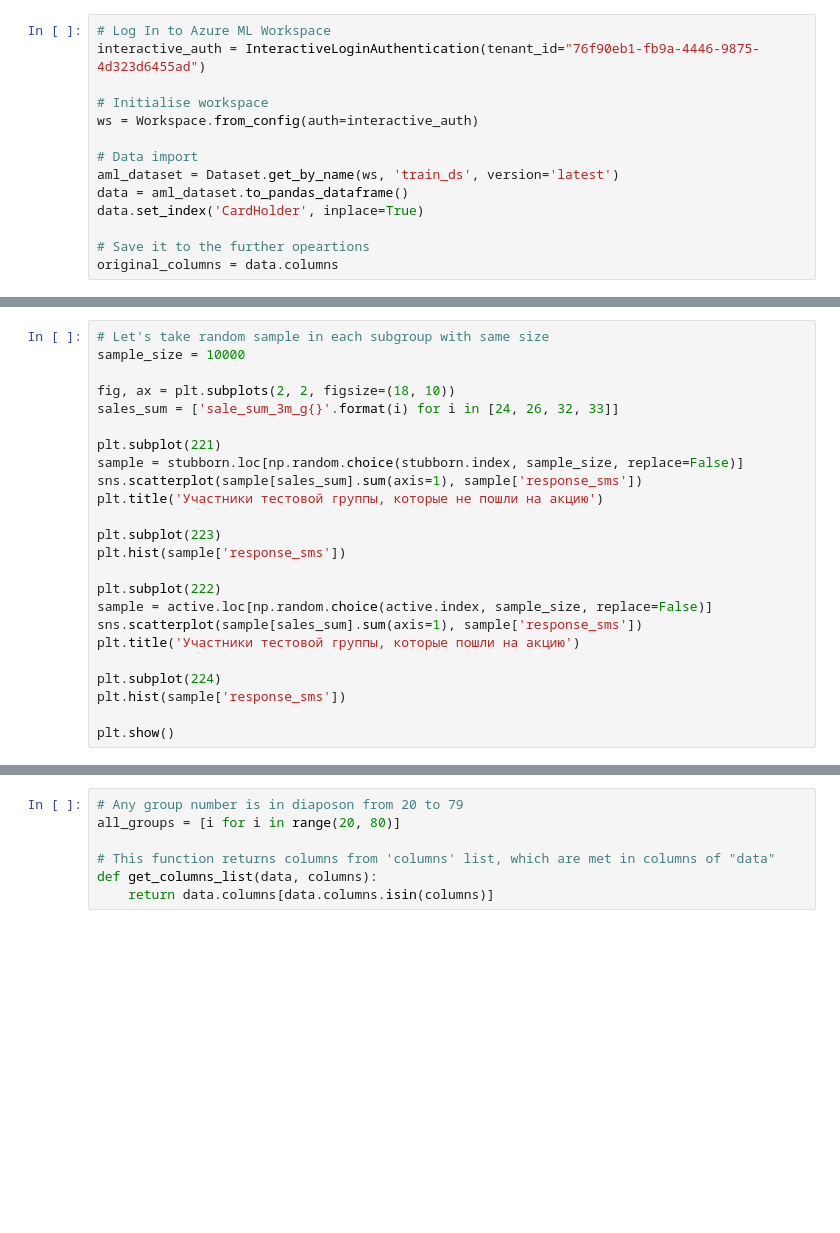
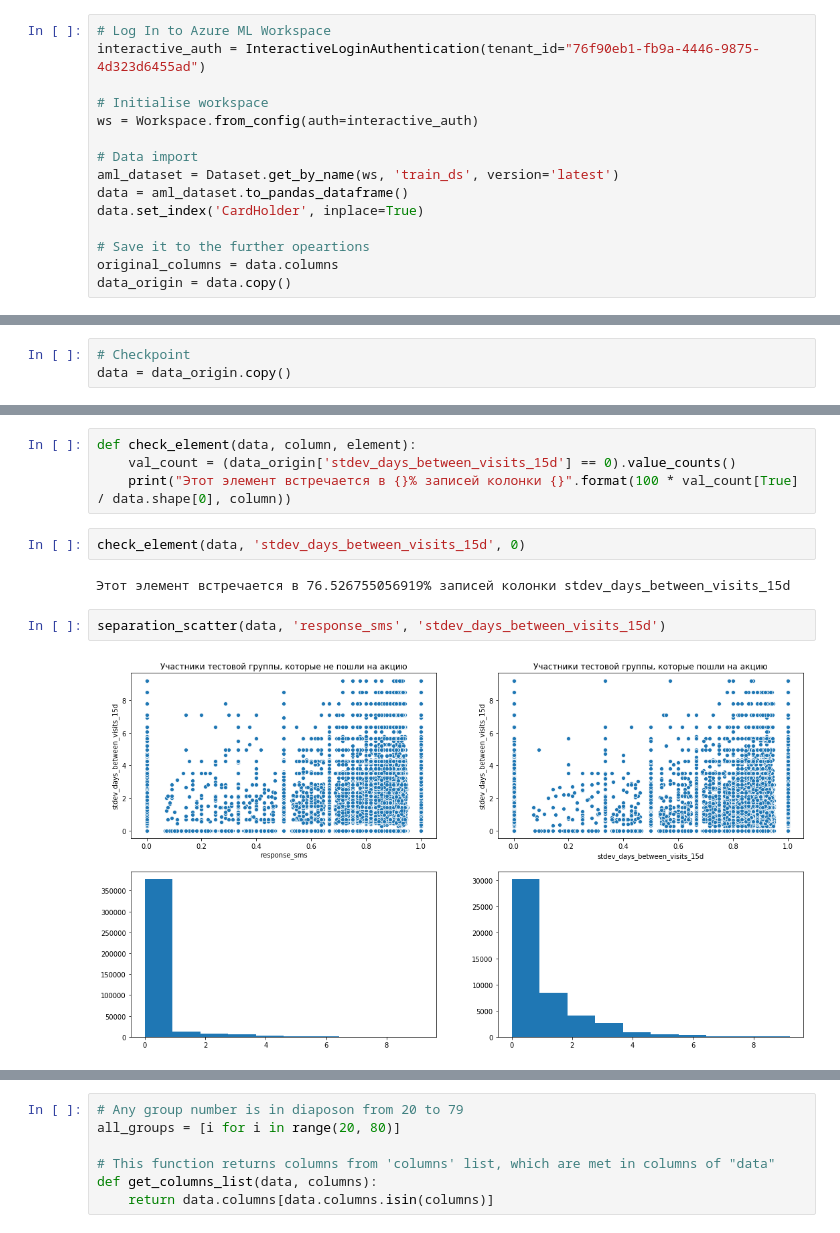
Before and after one commit to DKozl50/pluh_sms, a Jupyter notebook: experiments/EDA_mitya.ipynb, the cells around one changed output, grey strips where cells are left out. Saved outputs shown, nothing was run; the diff lists cells and outputs as text; blank space fills up the shorter version.

Commit message:
New graphics

```diff
--- a/experiments/EDA_mitya.ipynb
+++ b/experiments/EDA_mitya.ipynb
@@ -38,3 +43,4 @@ data.set_index('CardHolder', inplace=True)
 
 # Save it to the further opeartions
 original_columns = data.columns
+data_origin = data.copy()
@@ -45,24 +46,0 @@ UserWarning: Your pandas and pyarrow versions are incompatible. Please install p
-# %%
-# Let's take random sample in each subgroup with same size
-sample_size = 10000
-
-fig, ax = plt.subplots(2, 2, figsize=(18, 10))
-sales_sum = ['sale_sum_3m_g{}'.format(i) for i in [24, 26, 32, 33]]
-
-plt.subplot(221)
-sample = stubborn.loc[np.random.choice(stubborn.index, sample_size, replace=False)]
-sns.scatterplot(sample[sales_sum].sum(axis=1), sample['response_sms'])
-plt.title('Участники тестовой группы, которые не пошли на акцию')
-
-plt.subplot(223)
-plt.hist(sample['response_sms'])
-
-plt.subplot(222)
-sample = active.loc[np.random.choice(active.index, sample_size, replace=False)]
-sns.scatterplot(sample[sales_sum].sum(axis=1), sample['response_sms'])
-plt.title('Участники тестовой группы, которые пошли на акцию')
-
-plt.subplot(224)
-plt.hist(sample['response_sms'])
-
-plt.show()
@@ -74,0 +47,3 @@ NameError: name 'stubborn' is not defined
+# %%
+# Checkpoint
+data = data_origin.copy()
@@ -74,0 +98,12 @@ NameError: name 'stubborn' is not defined
+# %%
+def check_element(data, column, element):
+    val_count = (data_origin['stdev_days_between_visits_15d'] == 0).value_counts()
+    print("Этот элемент встречается в {}% записей колонки {}".format(100 * val_count[True] / data.shape[0], column))
+# %%
+check_element(data, 'stdev_days_between_visits_15d', 0)
+# %% [output]
+Этот элемент встречается в 76.526755056919% записей колонки stdev_days_between_visits_15d
+# %%
+separation_scatter(data, 'response_sms', 'stdev_days_between_visits_15d')
+# %% [output]
+[figure, added]
```
Also changed, not shown: parts of 35 cells of this notebook.
